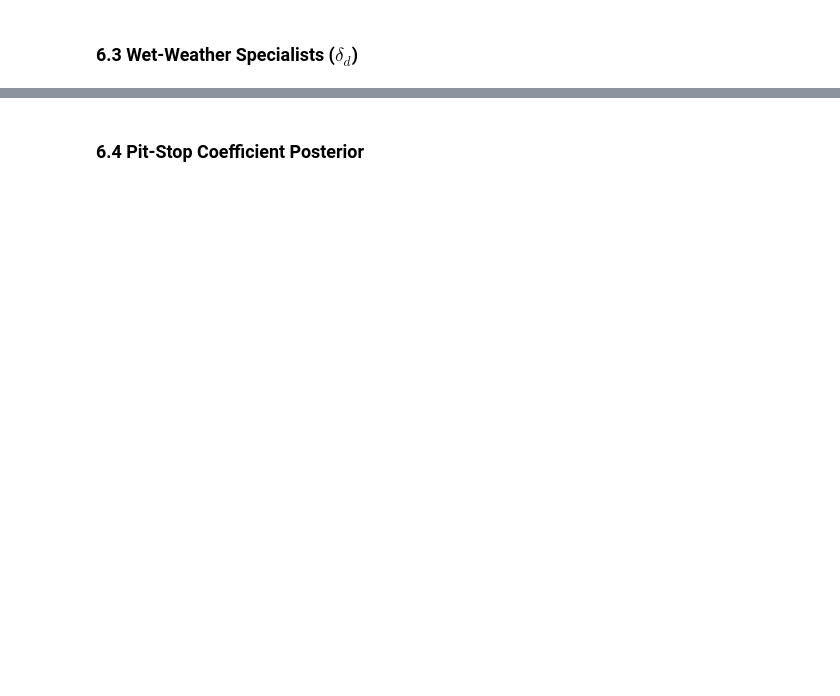
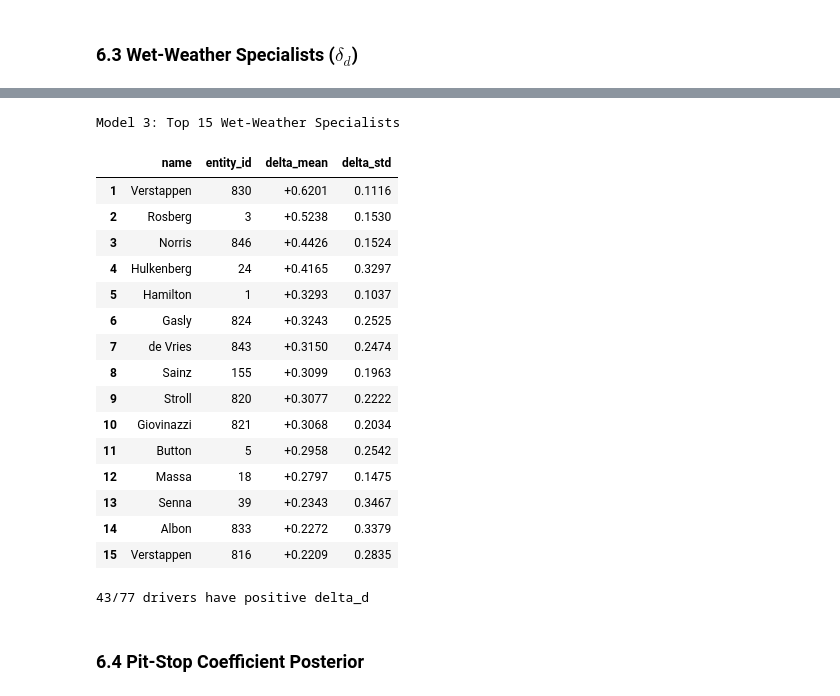
Before and after one commit to christianrand18/MBML-TrueSkill-Formula-1, a Jupyter notebook: F1_PGM_Report.ipynb, the cells around one changed output, grey strips where cells are left out. Drawn from its saved outputs; the diff is of its cells as text; code cells hidden in the pictures; blank space fills up the shorter version.

```diff
--- a/F1_PGM_Report.ipynb
+++ b/F1_PGM_Report.ipynb
@@ -443,14 +575,33 @@ display(Image(os.path.join(PLOTS_DIR, 'wet_weather_specialists.png')))
 # %%
 delta_data = df_full[df_full.entity_name == 'delta_d'].sort_values('mu', ascending=False).reset_index(drop=True)
 delta_data.index = delta_data.index + 1
 delta_data['name'] = delta_data['entity_id'].apply(lambda x: DRIVER_NAMES.get(x, f'#{x}'))
 display(delta_data[['name', 'entity_id', 'mu', 'sigma']].head(15)
         .rename(columns={'mu': 'delta_mean', 'sigma': 'delta_std'})
         .style.set_caption('Model 3: Top 15 Wet-Weather Specialists')
-        .format({'delta_mean': '{:+.4f}', 'delta_std': '{:.4f}'))
+        .format({'delta_mean': '{:+.4f}', 'delta_std': '{:.4f}'}))
 
 n_pos = (delta_data['mu'] > 0).sum()
 print(f'{n_pos}/{len(delta_data)} drivers have positive delta_d')
+# %% [output]
+Model 3: Top 15 Wet-Weather Specialists
+|  | name | entity_id | delta_mean | delta_std |
+| 1 | Verstappen | 830 | +0.6201 | 0.1116 |
+| 2 | Rosberg | 3 | +0.5238 | 0.1530 |
+| 3 | Norris | 846 | +0.4426 | 0.1524 |
+| 4 | Hulkenberg | 24 | +0.4165 | 0.3297 |
+| 5 | Hamilton | 1 | +0.3293 | 0.1037 |
+| 6 | Gasly | 824 | +0.3243 | 0.2525 |
+| 7 | de Vries | 843 | +0.3150 | 0.2474 |
+| 8 | Sainz | 155 | +0.3099 | 0.1963 |
+| 9 | Stroll | 820 | +0.3077 | 0.2222 |
+| 10 | Giovinazzi | 821 | +0.3068 | 0.2034 |
+| 11 | Button | 5 | +0.2958 | 0.2542 |
+| 12 | Massa | 18 | +0.2797 | 0.1475 |
+| 13 | Senna | 39 | +0.2343 | 0.3467 |
+| 14 | Albon | 833 | +0.2272 | 0.3379 |
+| 15 | Verstappen | 816 | +0.2209 | 0.2835 |
+43/77 drivers have positive delta_d
 # %% [markdown]
 ### 6.4 Pit-Stop Coefficient Posterior
 # %%
```
Also changed, not shown: parts of 29 cells of this notebook, 6 other files.
